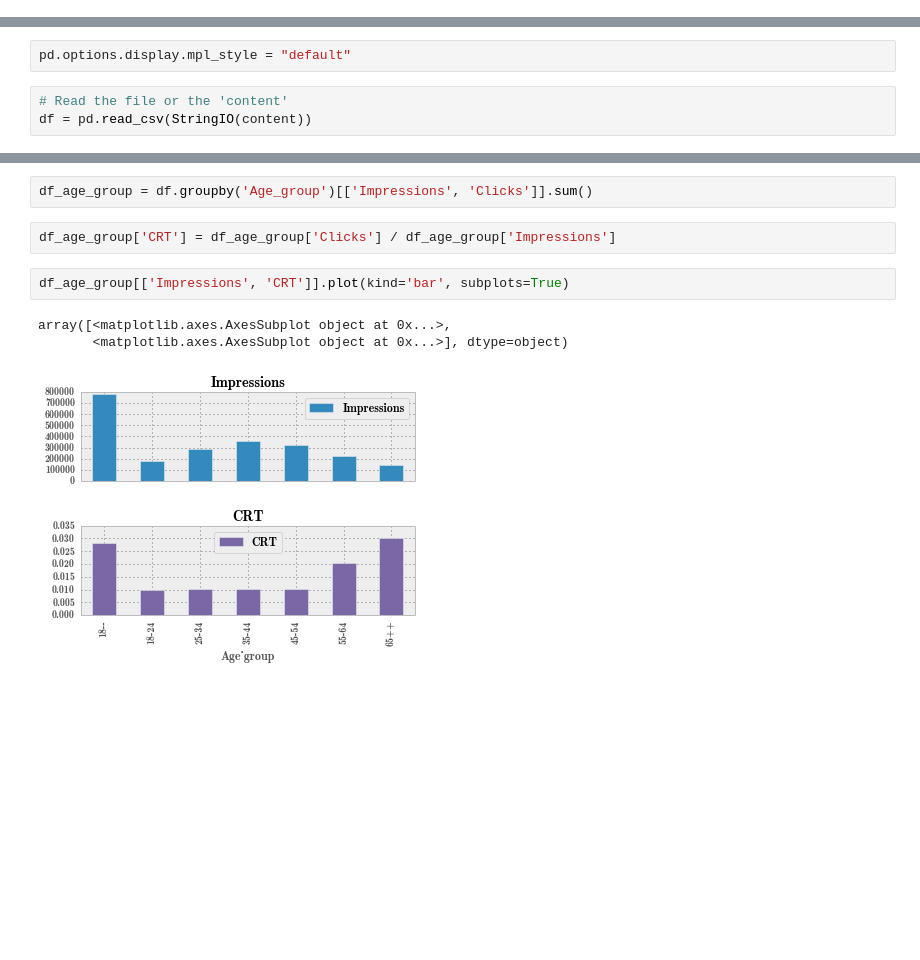
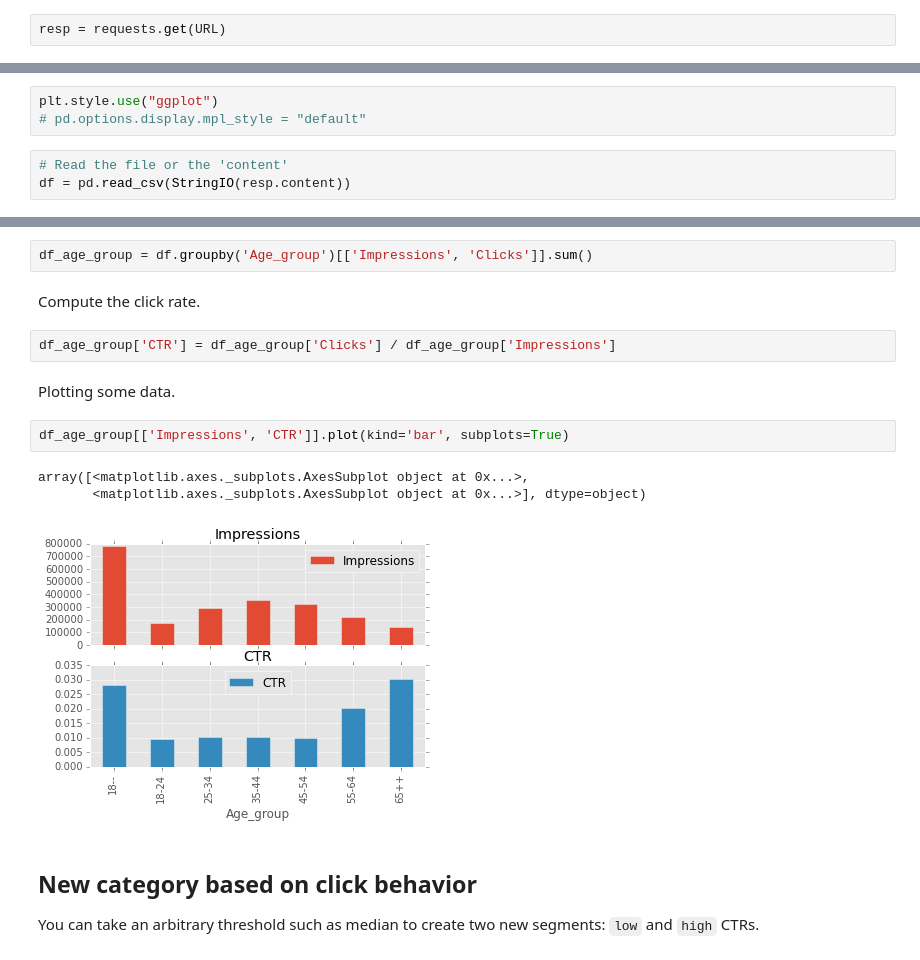
Before and after one commit to garaud/doing_pydata_science, a Jupyter notebook: chapter2-eda.ipynb, the cells around one changed output, grey strips where cells are left out. Saved outputs shown, nothing was run; the diff lists cells and outputs as text; blank space fills up the shorter version.

```diff
--- a/chapter2-eda.ipynb
+++ b/chapter2-eda.ipynb
@@ -11,3 +20,5 @@ content = urllib2.urlopen(URL).read()
+# %%
+resp = requests.get(URL)
 # %% [markdown]
 Save it to a CSV file.
 # %%
@@ -28,8 +55,9 @@ pandas version 0.14.1
 # %%
-pd.options.display.mpl_style = "default"
+plt.style.use("ggplot")
+# pd.options.display.mpl_style = "default"
 # %%
 # Read the file or the 'content'
-df = pd.read_csv(StringIO(content))
+df = pd.read_csv(StringIO(resp.content))
 # %%
 df.head()
 # %% [output]
@@ -141,11 +169,19 @@ df.groupby('Age_group')[['Impressions', 'Clicks']].sum()
 Here we are ! I count the number of values for each category for the two columns. Compute the CTR (click-through-rate, i.e. `clicks/impression`) and let's plot some stuff.
 # %%
 df_age_group = df.groupby('Age_group')[['Impressions', 'Clicks']].sum()
+# %% [markdown]
+Compute the click rate.
 # %%
-df_age_group['CRT'] = df_age_group['Clicks'] / df_age_group['Impressions']
+df_age_group['CTR'] = df_age_group['Clicks'] / df_age_group['Impressions']
+# %% [markdown]
+Plotting some data.
 # %%
-df_age_group[['Impressions', 'CRT']].plot(kind='bar', subplots=True)
+df_age_group[['Impressions', 'CTR']].plot(kind='bar', subplots=True)
 # %% [output]
-array([<matplotlib.axes.AxesSubplot object at 0x...>,
-       <matplotlib.axes.AxesSubplot object at 0x...>], dtype=object)
+array([<matplotlib.axes._subplots.AxesSubplot object at 0x...>,
+       <matplotlib.axes._subplots.AxesSubplot object at 0x...>], dtype=object)
-[figure, old version]
+[figure, new version]
+# %% [markdown]
+## New category based on click behavior
+
+You can take an arbitrary threshold such as median to create two new segments: `low` and  `high` CTRs.
```
Also changed, not shown: parts of 25 cells of this notebook, 1 other file.
